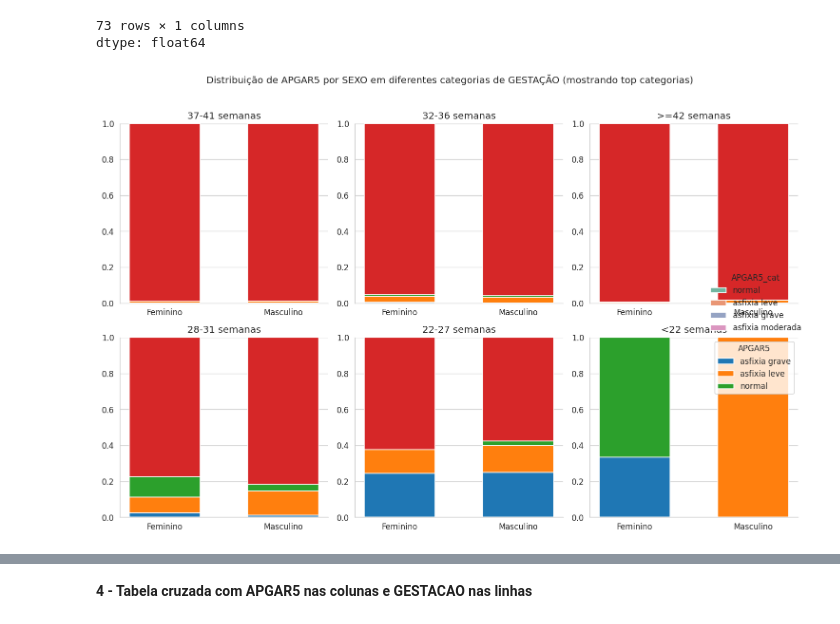
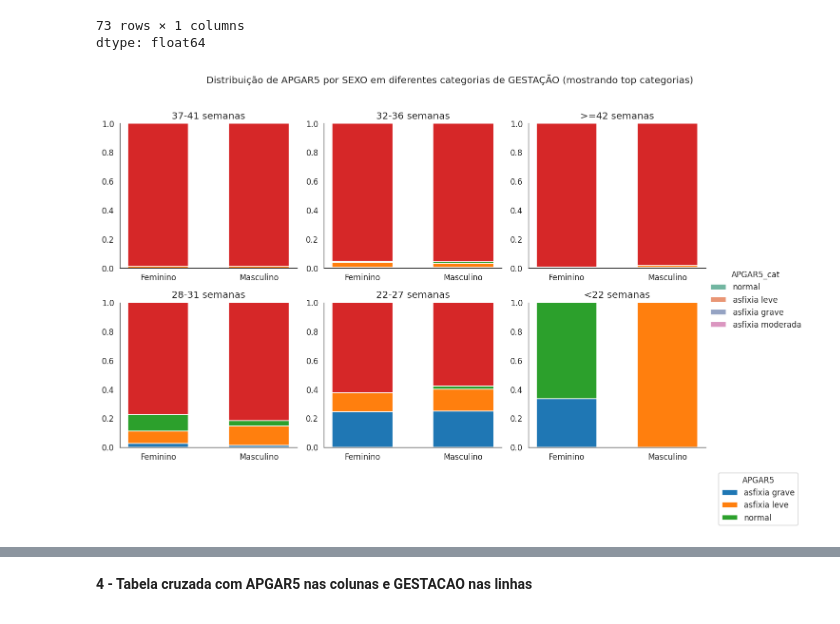
Before and after one commit to alevazcientista-dotcom/Ebac1, a Jupyter notebook: M6_Parte3.ipynb, the cells around one changed output, grey strips where cells are left out. Cells and saved outputs as stored; diff of their text form; code cells hidden in the pictures.

```diff
--- a/M6_Parte3.ipynb
+++ b/M6_Parte3.ipynb
@@ -8,7 +8,7 @@ import matplotlib.pyplot as plt
 import seaborn as sns
 from IPython.display import display
 
-sns.set_style('whitegrid')
+sns.set_style('white') # Alterado de 'whitegrid' para 'white'
 plt.rcParams['figure.dpi'] = 120
 # %% [markdown]
 **1- A base 'sinasc_RO_2019.csv' contém dados do sistema de nascidos vivos do DataSUS, cujo dicionário de dados está no arquivo 'Estrutura_SINASC_para_CD.pdf'. Carregue esse arquivo.**
@@ -228,45 +228,24 @@ df_plot = sinasc[sinasc['GESTACAO_cat'].isin(most_common_gest)].copy()
 df_plot = df_plot[['APGAR5_cat','SEXO','GESTACAO_cat']].dropna(subset=['APGAR5_cat','SEXO','GESTACAO_cat'])
 
 # Plot: para cada faixa de GESTACAO (col), barras empilhadas ou side-by-side de APGAR5 por SEXO
-# Usaremos proporções: para cada GESTACAO_cat x SEXO, mostrar proporção das classes de APGAR5
+# Usaremos contagens e deixaremos o catplot lidar com as facetas
 g = sns.catplot(
     data=df_plot,
     x='SEXO',
     hue='APGAR5_cat',
     col='GESTACAO_cat',
-    kind='count',
+    kind='count', # Usar kind='count' para barras de contagem
     col_wrap=3,
     height=4,
     aspect=0.9,
-    palette='Set2'
+    palette='Set2',
+    legend=True # Manter a legenda padrão do catplot
 )
 g.fig.suptitle('Distribuição de APGAR5 por SEXO em diferentes categorias de GESTAÇÃO (mostrando top categorias)', y=1.02)
-# Converter contagens em proporções em cada subplot
-for ax, gest in zip(g.axes.flat, most_common_gest):
-    # obter dataframe filtrado
-    df_sub = df_plot[df_plot['GESTACAO_cat']==gest]
-    # pivot table counts
-    pt = pd.crosstab(df_sub['SEXO'], df_sub['APGAR5_cat'])
-    pt_norm = pt.div(pt.sum(axis=1), axis=0)
-    # para cada sexo, desenhar barras empilhadas de proporções (manual)
-    ax.clear()
-    sexes = pt_norm.index.tolist()
-    cats = pt_norm.columns.tolist()
-    bottom = np.zeros(len(sexes))
-    x = np.arange(len(sexes))
-    width = 0.6
-    for cat in cats:
-        vals = pt_norm[cat].values
-        ax.bar(x, vals, bottom=bottom, width=width, label=cat)
-        bottom += vals
-    ax.set_xticks(x)
-    ax.set_xticklabels(sexes)
-    ax.set_title(str(gest))
-    ax.set_ylim(0,1)
-    if ax == g.axes.flat[-1]:
-        ax.legend(title='APGAR5')
-    elif ax.legend_ is not None: # Check if legend exists before removing
-        ax.legend_.remove()
-plt.tight_layout()
+
+# Ajustar layouts e rótulos se necessário (por exemplo, girar rótulos do eixo x se houver sobreposição)
+g.set_xticklabels(rotation=0) # Ajuste a rotação se necessário
+
+plt.tight_layout() # Ajuste o layout geral
 plt.show()
 # %% [output]
@@ -319,32 +308,33 @@ g = sns.catplot(
 )
 g.fig.suptitle('Distribuição de APGAR5 por SEXO em diferentes categorias de GESTAÇÃO (mostrando top categorias)', y=1.02)
 # Converter contagens em proporções em cada subplot
 for ax, gest in zip(g.axes.flat, most_common_gest):
     # obter dataframe filtrado
     df_sub = df_plot[df_plot['GESTACAO_cat']==gest]
     # pivot table counts
     pt = pd.crosstab(df_sub['SEXO'], df_sub['APGAR5_cat'])
     pt_norm = pt.div(pt.sum(axis=1), axis=0)
     # para cada sexo, desenhar barras empilhadas de proporções (manual)
     ax.clear()
     sexes = pt_norm.index.tolist()
     cats = pt_norm.columns.tolist()
     bottom = np.zeros(len(sexes))
     x = np.arange(len(sexes))
     width = 0.6
     for cat in cats:
         vals = pt_norm[cat].values
         ax.bar(x, vals, bottom=bottom, width=width, label=cat)
         bottom += vals
     ax.set_xticks(x)
     ax.set_xticklabels(sexes)
     ax.set_title(str(gest))
     ax.set_ylim(0,1)
     if ax == g.axes.flat[-1]:
-        ax.legend(title='APGAR5')
+        # Ajustar a posição da legenda para o rodapé
+        ax.legend(title='APGAR5', bbox_to_anchor=(1.05, -0.15), loc='upper left')
     elif ax.legend_ is not None: # Check if legend exists before removing
         ax.legend_.remove()
 plt.tight_layout()
 plt.show()
 # %% [output]
-[figure, old version]
+[figure, new version]
```
Also changed, not shown: parts of 11 cells of this notebook.
